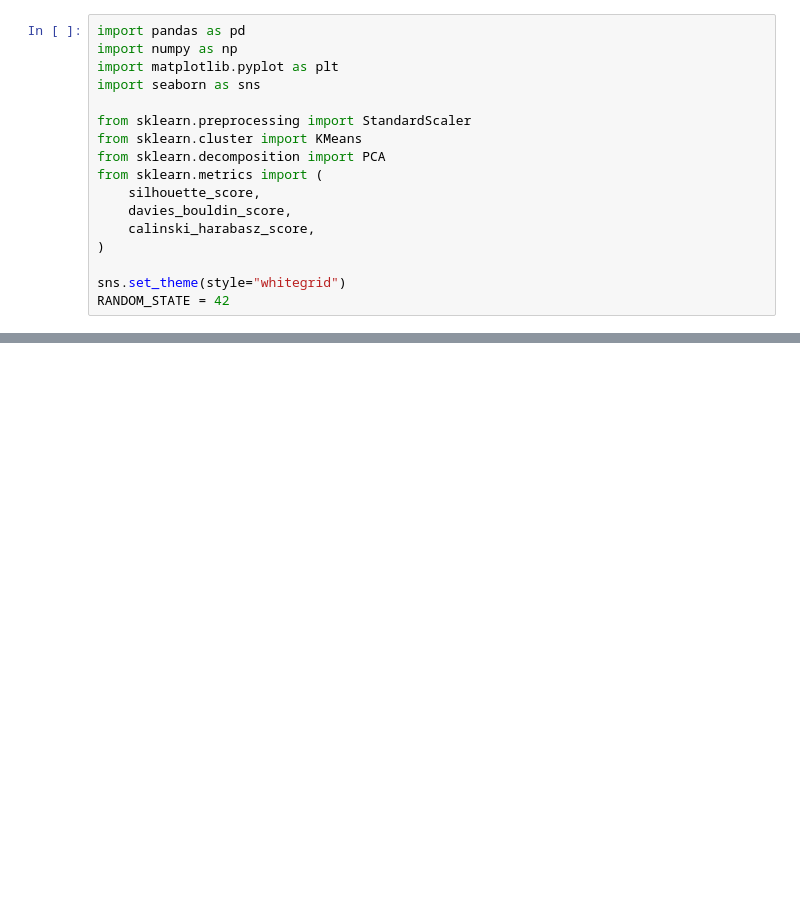
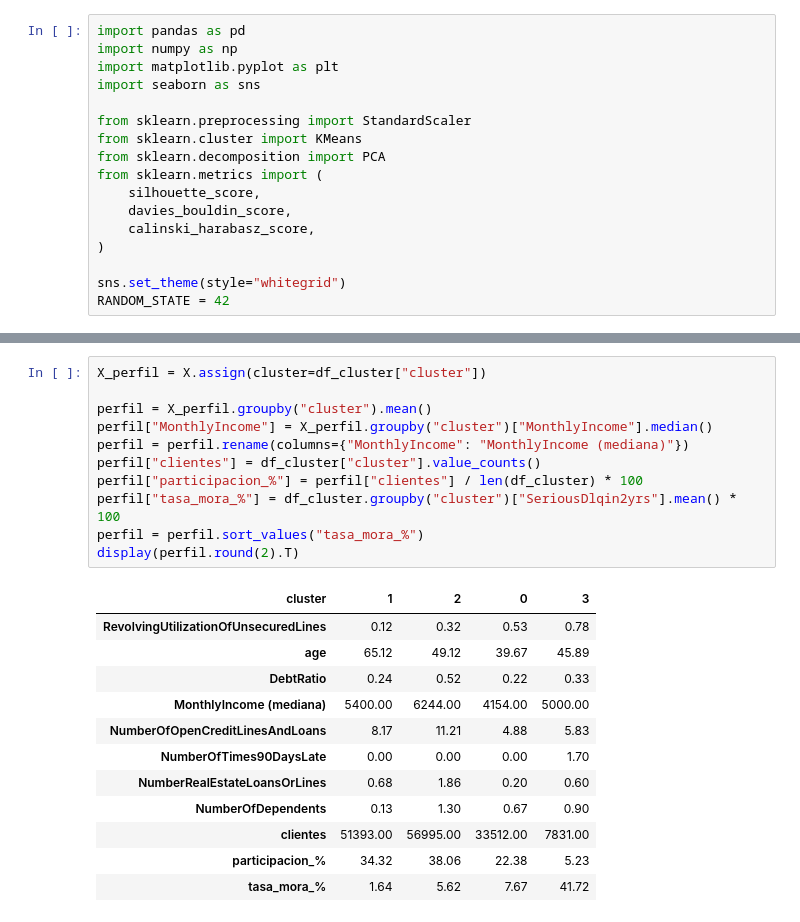
Before and after one commit to EmiiFernandez/data_science_ypf_proyecto, a Jupyter notebook: notebooks/03_modelo_no_supervisado.ipynb, the cells around one changed output, grey strips where cells are left out. Drawn from its saved outputs; the diff is of its cells as text; blank space fills up the shorter version.

```diff
--- a/notebooks/03_modelo_no_supervisado.ipynb
+++ b/notebooks/03_modelo_no_supervisado.ipynb
@@ -120,0 +147,24 @@ display(perfil)
+# %%
+X_perfil = X.assign(cluster=df_cluster["cluster"])
+
+perfil = X_perfil.groupby("cluster").mean()
+perfil["MonthlyIncome"] = X_perfil.groupby("cluster")["MonthlyIncome"].median()
+perfil = perfil.rename(columns={"MonthlyIncome": "MonthlyIncome (mediana)"})
+perfil["clientes"] = df_cluster["cluster"].value_counts()
+perfil["participacion_%"] = perfil["clientes"] / len(df_cluster) * 100
+perfil["tasa_mora_%"] = df_cluster.groupby("cluster")["SeriousDlqin2yrs"].mean() * 100
+perfil = perfil.sort_values("tasa_mora_%")
+display(perfil.round(2).T)
+# %% [output]
+| cluster | 1 | 2 | 0 | 3 |
+| RevolvingUtilizationOfUnsecuredLines | 0.12 | 0.32 | 0.53 | 0.78 |
+| age | 65.12 | 49.12 | 39.67 | 45.89 |
+| DebtRatio | 0.24 | 0.52 | 0.22 | 0.33 |
+| MonthlyIncome (mediana) | 5400.00 | 6244.00 | 4154.00 | 5000.00 |
+| NumberOfOpenCreditLinesAndLoans | 8.17 | 11.21 | 4.88 | 5.83 |
+| NumberOfTimes90DaysLate | 0.00 | 0.00 | 0.00 | 1.70 |
+| NumberRealEstateLoansOrLines | 0.68 | 1.86 | 0.20 | 0.60 |
+| NumberOfDependents | 0.13 | 1.30 | 0.67 | 0.90 |
+| clientes | 51393.00 | 56995.00 | 33512.00 | 7831.00 |
+| participacion_% | 34.32 | 38.06 | 22.38 | 5.23 |
+| tasa_mora_% | 1.64 | 5.62 | 7.67 | 41.72 |
```
Also changed, not shown: parts of 28 cells of this notebook.
